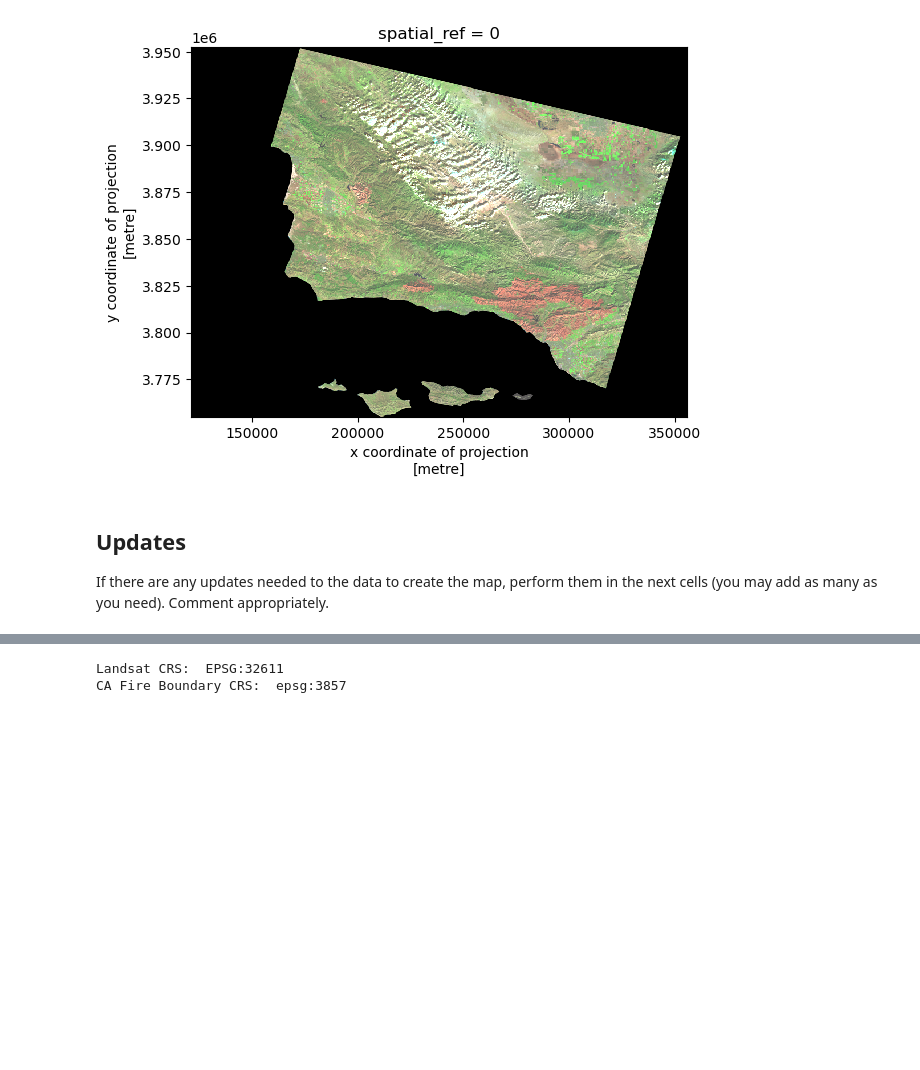
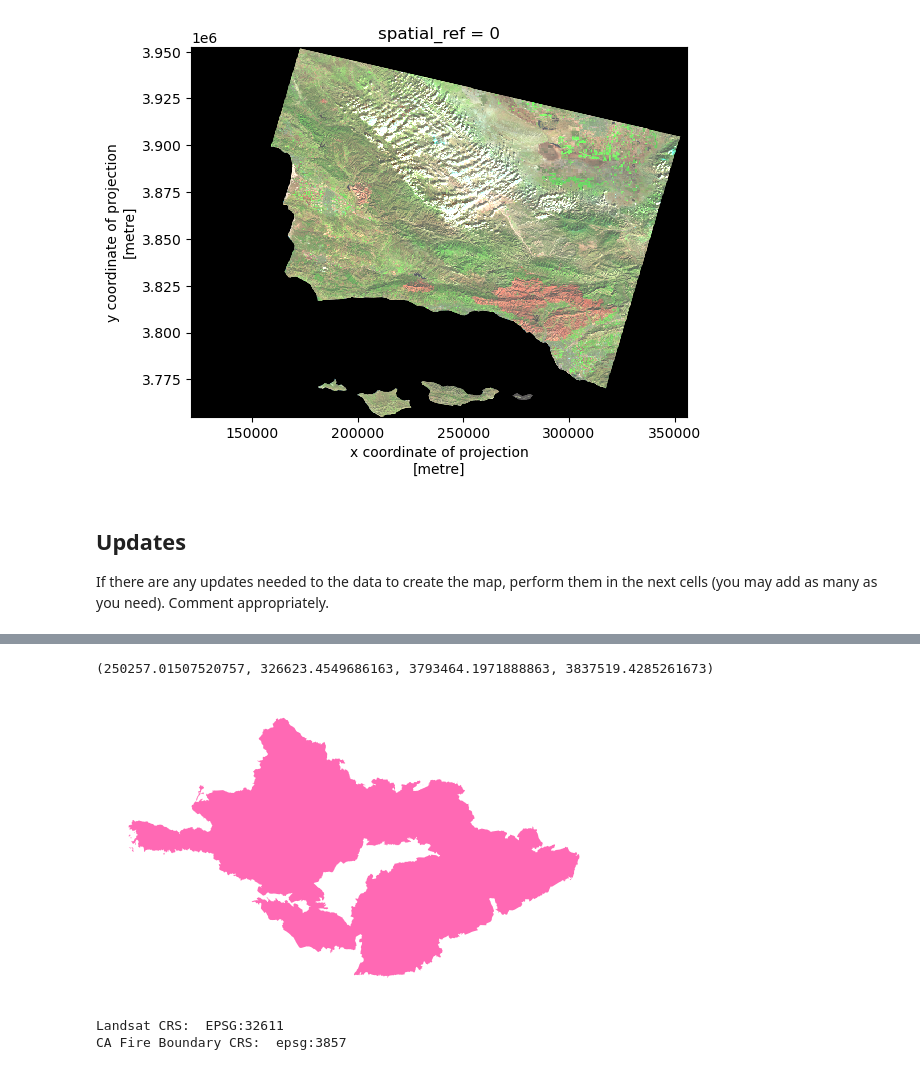
Before and after one commit to saingersoll/eds220-hwk-4, a Jupyter notebook: hwk4-task2-false-color.ipynb, the cells around one changed output, grey strips where cells are left out. Saved outputs shown, nothing was run; the diff lists cells and outputs as text; code cells hidden in the pictures; blank space fills up the shorter version.

```diff
--- a/hwk4-task2-false-color.ipynb
+++ b/hwk4-task2-false-color.ipynb
@@ -240 +255,14 @@ Comment appropriately.
+# %%
+# subsetting for the Thomas Fire
+thomas_fire = ca[ca['FIRE_NAME'] == 'THOMAS']
+
+# visualize the subset to confirm it properly filtered
+fig, ax = plt.subplots()
+
+thomas_fire.plot(ax = ax,
+        color = 'hotpink')
+plt.axis('off')
+# %% [output]
+(250257.01507520757, 326623.4549686163, 3793464.1971888863, 3837519.4285261673)
+[figure, added]
 # %%
```
Also changed, not shown: parts of 14 cells of this notebook, 1 other file.
